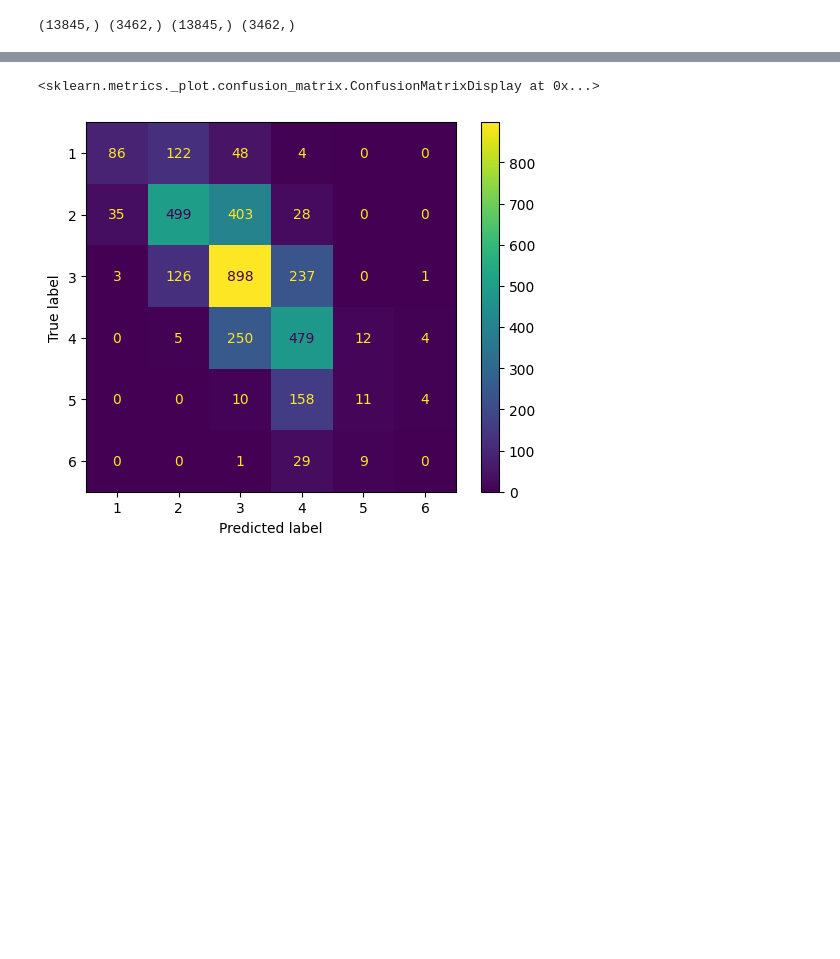
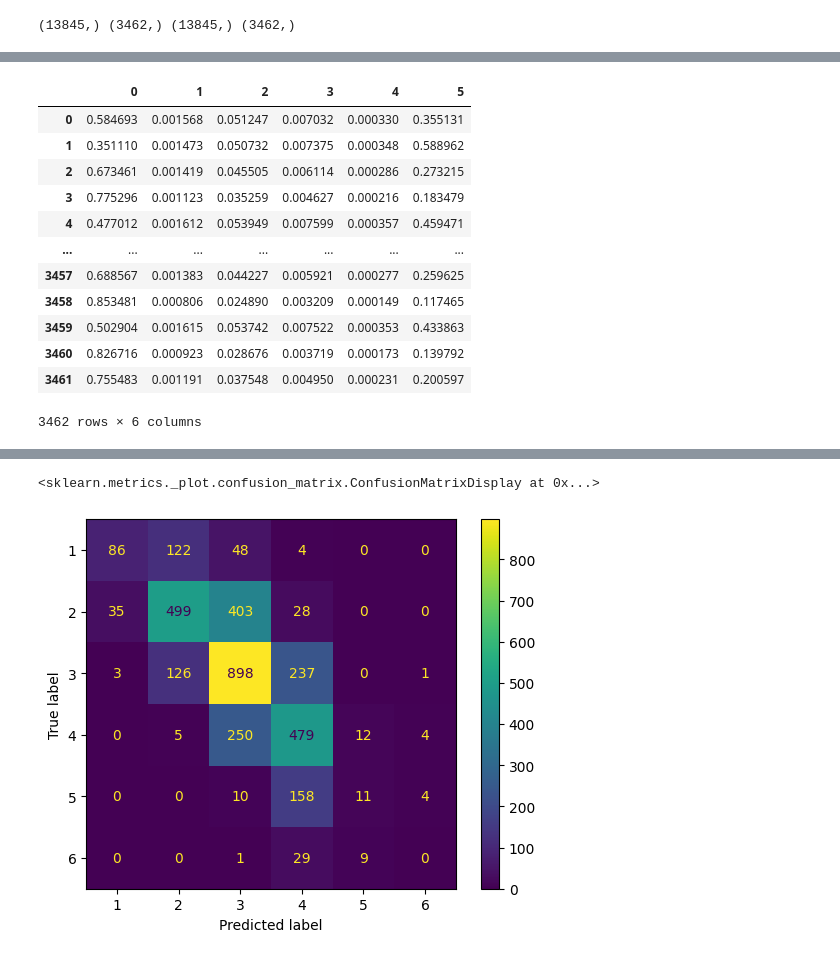
Before and after one commit to mojc/essay_scoring, a Jupyter notebook: bert_scoring.ipynb, the cells around one changed output, grey strips where cells are left out. Cells and saved outputs as stored; diff of their text form; code cells hidden in the pictures; blank space fills up the shorter version.

```diff
--- a/bert_scoring.ipynb
+++ b/bert_scoring.ipynb
@@ -124,0 +174,18 @@ preds_raw = model.predict(X_val) #[:, 0]
+# %%
+probs = pd.DataFrame(coral.ordinal_softmax(preds_raw).numpy())
+# %%
+probs # .sum(axis=1)
+# %% [output]
+|  | 0 | 1 | 2 | 3 | 4 | 5 |
+| 0 | 0.584693 | 0.001568 | 0.051247 | 0.007032 | 0.000330 | 0.355131 |
+| 1 | 0.351110 | 0.001473 | 0.050732 | 0.007375 | 0.000348 | 0.588962 |
+| 2 | 0.673461 | 0.001419 | 0.045505 | 0.006114 | 0.000286 | 0.273215 |
+| 3 | 0.775296 | 0.001123 | 0.035259 | 0.004627 | 0.000216 | 0.183479 |
+| 4 | 0.477012 | 0.001612 | 0.053949 | 0.007599 | 0.000357 | 0.459471 |
+| ... | ... | ... | ... | ... | ... | ... |
+| 3457 | 0.688567 | 0.001383 | 0.044227 | 0.005921 | 0.000277 | 0.259625 |
+| 3458 | 0.853481 | 0.000806 | 0.024890 | 0.003209 | 0.000149 | 0.117465 |
+| 3459 | 0.502904 | 0.001615 | 0.053742 | 0.007522 | 0.000353 | 0.433863 |
+| 3460 | 0.826716 | 0.000923 | 0.028676 | 0.003719 | 0.000173 | 0.139792 |
+| 3461 | 0.755483 | 0.001191 | 0.037548 | 0.004950 | 0.000231 | 0.200597 |
+3462 rows × 6 columns
```
Also changed, not shown: parts of 19 cells of this notebook.
